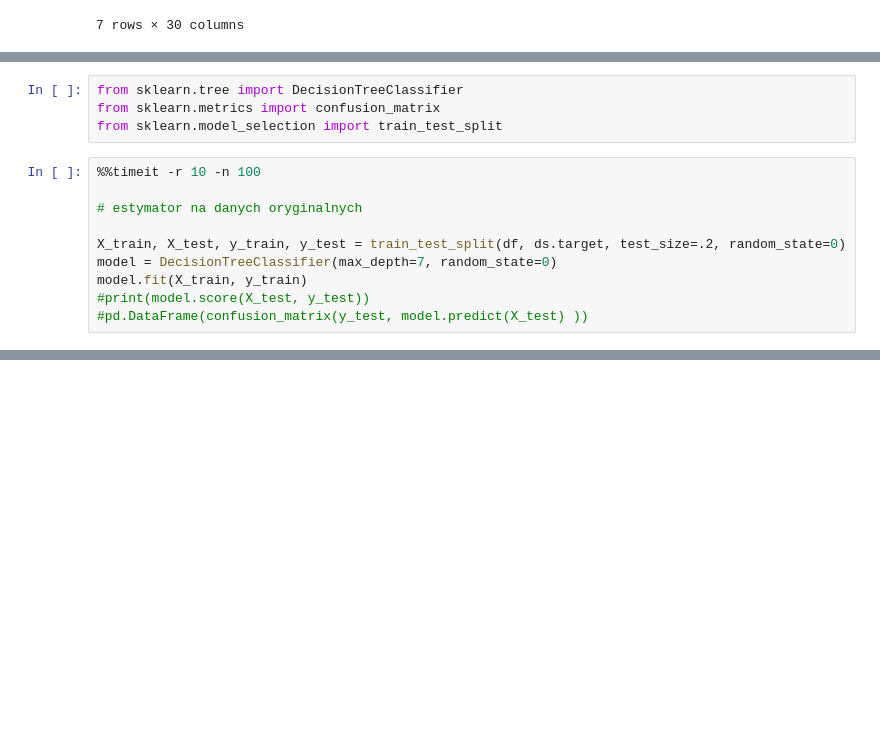
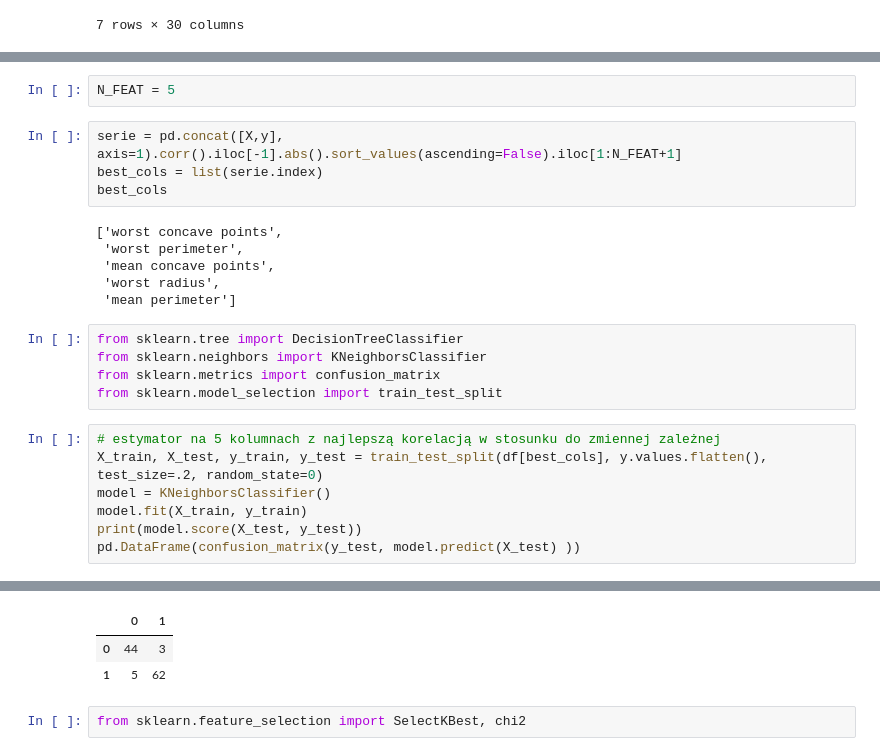
Before and after one commit to pad0910/Python2A, a Jupyter notebook: Dzien09/05-inzyniera-cech.ipynb, the cells around one changed output, grey strips where cells are left out. Drawn from its saved outputs; the diff is of its cells as text; blank space fills up the shorter version.

```diff
--- a/Dzien09/05-inzyniera-cech.ipynb
+++ b/Dzien09/05-inzyniera-cech.ipynb
@@ -45,15 +36,25 @@ Name: result, dtype: float64
+# %%
+N_FEAT = 5
+# %%
+serie = pd.concat([X,y], axis=1).corr().iloc[-1].abs().sort_values(ascending=False).iloc[1:N_FEAT+1]
+best_cols = list(serie.index)
+best_cols
+# %% [output]
+['worst concave points',
+ 'worst perimeter',
+ 'mean concave points',
+ 'worst radius',
+ 'mean perimeter']
 # %%
 from sklearn.tree import DecisionTreeClassifier
+from sklearn.neighbors import KNeighborsClassifier
 from sklearn.metrics import confusion_matrix
 from sklearn.model_selection import train_test_split
 # %%
-%%timeit -r 10 -n 100
-
-# estymator na danych oryginalnych
-
-X_train, X_test, y_train, y_test = train_test_split(df, ds.target, test_size=.2, random_state=0)
-model = DecisionTreeClassifier(max_depth=7, random_state=0)
+# estymator na 5 kolumnach z najlepszą korelacją w stosunku do zmiennej zależnej
+X_train, X_test, y_train, y_test = train_test_split(df[best_cols], y.values.flatten(), test_size=.2, random_state=0)
+model = KNeighborsClassifier()
 model.fit(X_train, y_train)
-#print(model.score(X_test, y_test))
-#pd.DataFrame(confusion_matrix(y_test, model.predict(X_test) ))
+print(model.score(X_test, y_test))
+pd.DataFrame(confusion_matrix(y_test, model.predict(X_test) ))
 # %% [output]
@@ -60,0 +62,5 @@ model.fit(X_train, y_train)
+|  | 0 | 1 |
+| 0 | 44 | 3 |
+| 1 | 5 | 62 |
+# %%
+from sklearn.feature_selection import SelectKBest, chi2
```
Also changed, not shown: parts of 9 cells of this notebook, 1 other file.
